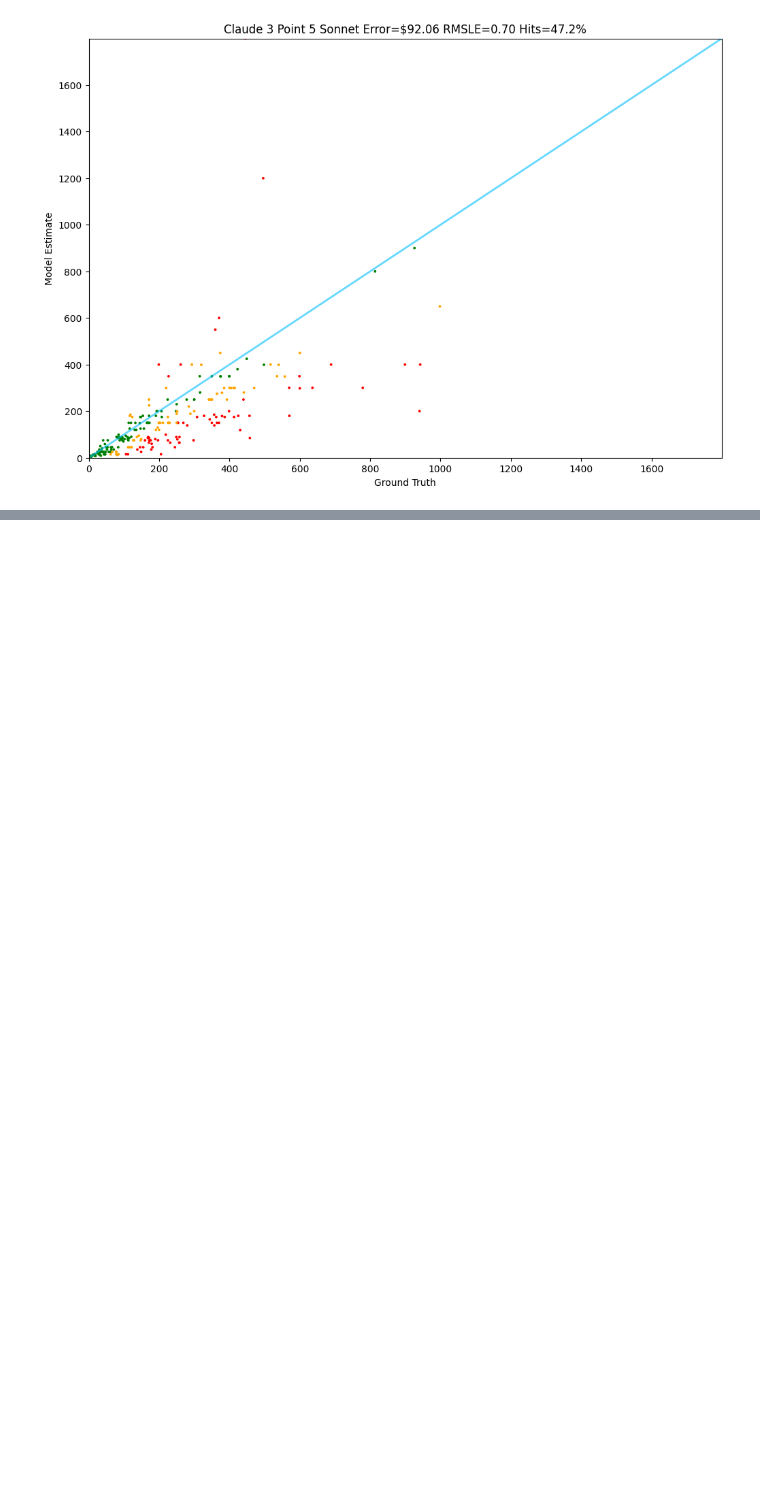
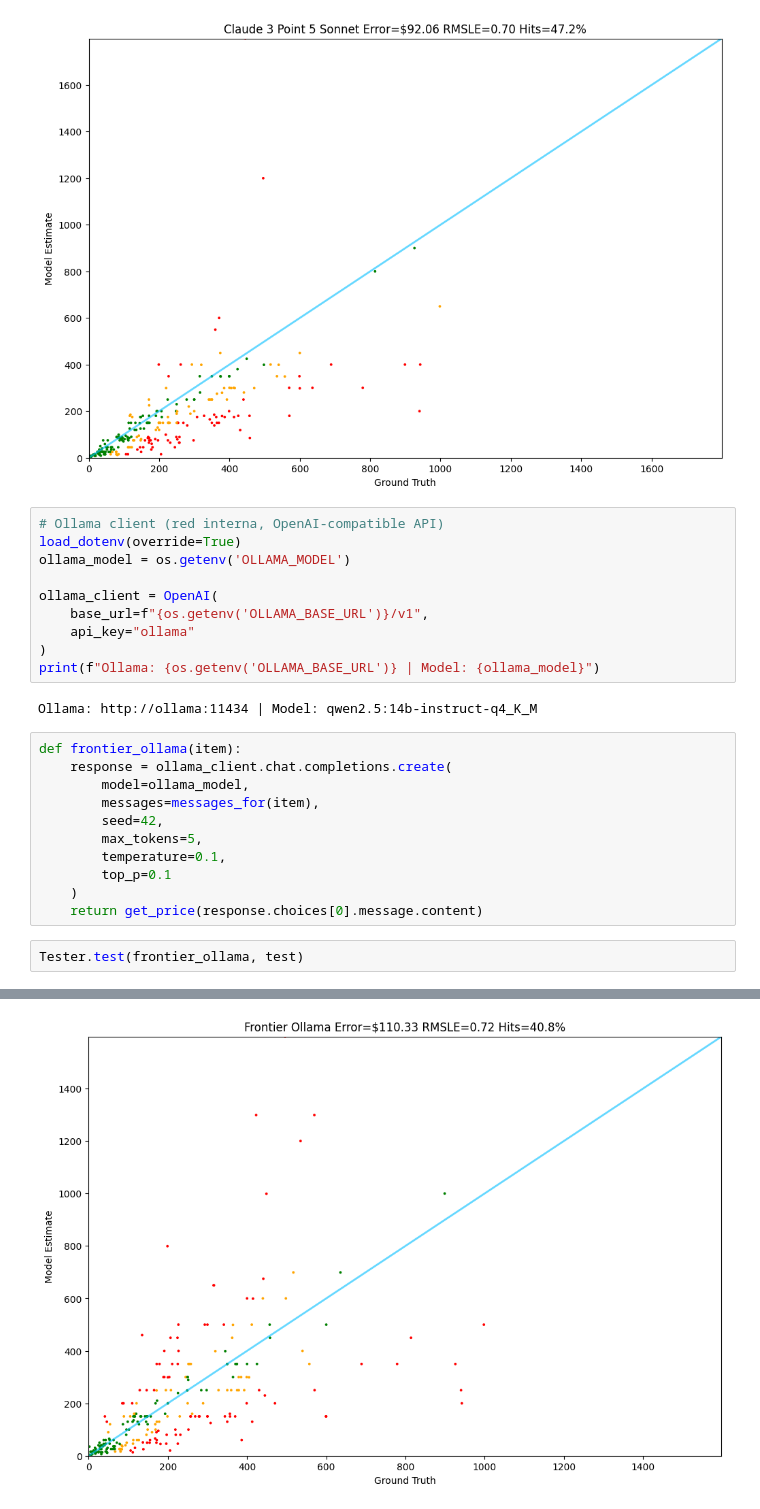
Before and after one commit to oscargbocanegra/llms-engineering-main, a Jupyter notebook: week6/day4.ipynb, the cells around one changed output, grey strips where cells are left out. Saved outputs shown, nothing was run; the diff lists cells and outputs as text; blank space fills up the shorter version.

```diff
--- a/week6/day4.ipynb
+++ b/week6/day4.ipynb
@@ -246,3 +246,29 @@ Tester.test(claude_3_point_5_sonnet, test)
 249: Guess: $85.00 Truth: $114.99 Error: $29.99 SLE: 0.09 Item: Harley Air Filter Venturi Intake Air Cle...
 250: Guess: $900.00 Truth: $926.00 Error: $26.00 SLE: 0.00 Item: Elite Screens Edge Free Ambient Light Re...
 [figure]
+# %%
+# Ollama client (red interna, OpenAI-compatible API)
+load_dotenv(override=True)
+ollama_model = os.getenv('OLLAMA_MODEL')
+
+ollama_client = OpenAI(
+    base_url=f"{os.getenv('OLLAMA_BASE_URL')}/v1",
+    api_key="ollama"
+)
+print(f"Ollama: {os.getenv('OLLAMA_BASE_URL')} | Model: {ollama_model}")
+# %% [output]
+Ollama: http://ollama:11434 | Model: qwen2.5:14b-instruct-q4_K_M
+# %%
+def frontier_ollama(item):
+    response = ollama_client.chat.completions.create(
+        model=ollama_model,
+        messages=messages_for(item),
+        seed=42,
+        max_tokens=5,
+        temperature=0.1,
+        top_p=0.1
+    )
+    return get_price(response.choices[0].message.content)
+# %%
+Tester.test(frontier_ollama, test)
+# %% [output]
@@ -248,0 +292 @@ Tester.test(claude_3_point_5_sonnet, test)
+[figure, added]
```
Also changed, not shown: parts of 1 cell of this notebook, 1 other file.
